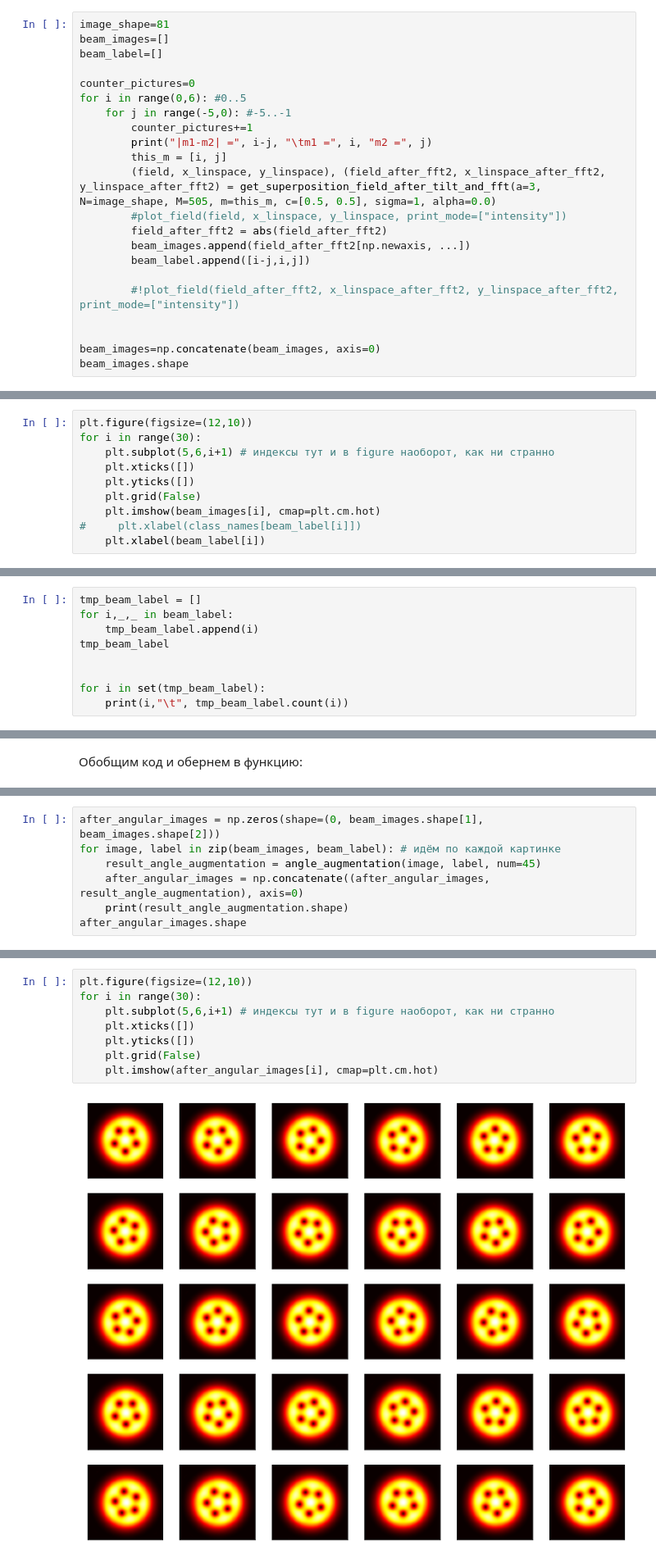
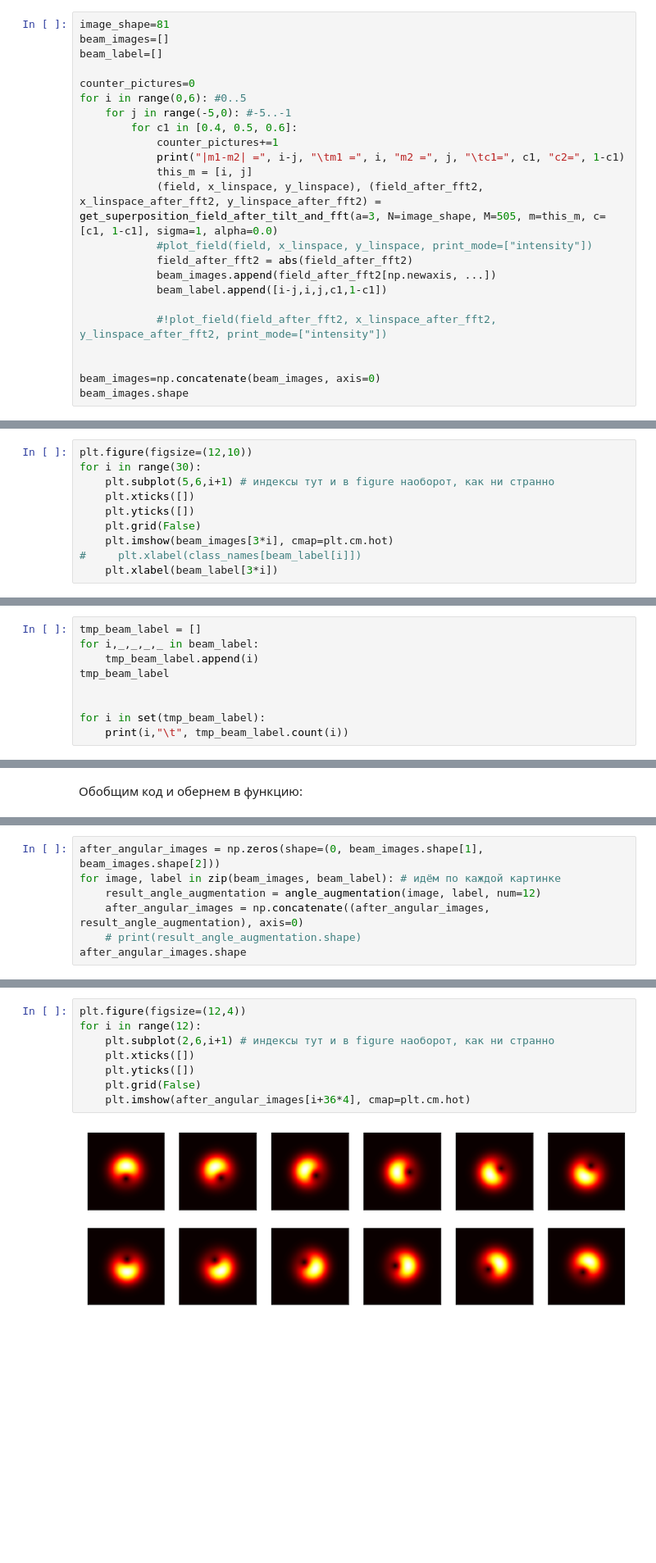
Before and after one commit to LinarKulinar/VortexBeamResearch, a Jupyter notebook: forming_vortex_beam_master_research_2022_forming_dataset.ipynb, the cells around one changed output, grey strips where cells are left out. Shown at 82% size. Saved outputs shown, nothing was run; the diff lists cells and outputs as text; blank space fills up the shorter version.

```diff
--- a/forming_vortex_beam_master_research_2022_forming_dataset.ipynb
+++ b/forming_vortex_beam_master_research_2022_forming_dataset.ipynb
@@ -426,16 +426,17 @@ beam_label=[]
 counter_pictures=0
 for i in range(0,6): #0..5
     for j in range(-5,0): #-5..-1
-        counter_pictures+=1
-        print("|m1-m2| =", i-j, "\tm1 =", i, "m2 =", j)
-        this_m = [i, j]
-        (field, x_linspace, y_linspace), (field_after_fft2, x_linspace_after_fft2, y_linspace_after_fft2) = get_superposition_field_after_tilt_and_fft(a=3, N=image_shape, M=505, m=this_m, c=[0.5, 0.5], sigma=1, alpha=0.0)
-        #plot_field(field, x_linspace, y_linspace, print_mode=["intensity"])
-        field_after_fft2 = abs(field_after_fft2)
-        beam_images.append(field_after_fft2[np.newaxis, ...])
-        beam_label.append([i-j,i,j])
+        for c1 in [0.4, 0.5, 0.6]:
+            counter_pictures+=1
+            print("|m1-m2| =", i-j, "\tm1 =", i, "m2 =", j, "\tc1=", c1, "c2=", 1-c1)
+            this_m = [i, j]
+            (field, x_linspace, y_linspace), (field_after_fft2, x_linspace_after_fft2, y_linspace_after_fft2) = get_superposition_field_after_tilt_and_fft(a=3, N=image_shape, M=505, m=this_m, c=[c1, 1-c1], sigma=1, alpha=0.0)
+            #plot_field(field, x_linspace, y_linspace, print_mode=["intensity"])
+            field_after_fft2 = abs(field_after_fft2)
+            beam_images.append(field_after_fft2[np.newaxis, ...])
+            beam_label.append([i-j,i,j,c1,1-c1])
 
-        #!plot_field(field_after_fft2, x_linspace_after_fft2, y_linspace_after_fft2, print_mode=["intensity"])
+            #!plot_field(field_after_fft2, x_linspace_after_fft2, y_linspace_after_fft2, print_mode=["intensity"])
 
 
 beam_images=np.concatenate(beam_images, axis=0)
@@ -472,7 +477,7 @@ for i in range(30):
     plt.xticks([])
     plt.yticks([])
     plt.grid(False)
-    plt.imshow(beam_images[i], cmap=plt.cm.hot)
+    plt.imshow(beam_images[3*i], cmap=plt.cm.hot)
 #     plt.xlabel(class_names[beam_label[i]])
-    plt.xlabel(beam_label[i])
+    plt.xlabel(beam_label[3*i])
 # %% [output]
@@ -501,7 +506,7 @@ beam_label
 ### Выясним сбалансированность данных
 # %%
 tmp_beam_label = []
-for i,_,_ in beam_label:
+for i,_,_,_,_ in beam_label:
     tmp_beam_label.append(i)
 tmp_beam_label
 
@@ -613,8 +618,8 @@ tmp_12=angle_augmentation(beam_images[3], beam_label[3], num=31, plot=True)
 # %%
 after_angular_images = np.zeros(shape=(0, beam_images.shape[1], beam_images.shape[2]))
 for image, label in zip(beam_images, beam_label): # идём по каждой картинке
-    result_angle_augmentation = angle_augmentation(image, label, num=45)
+    result_angle_augmentation = angle_augmentation(image, label, num=12)
     after_angular_images = np.concatenate((after_angular_images, result_angle_augmentation), axis=0)
-    print(result_angle_augmentation.shape)
+    # print(result_angle_augmentation.shape)
 after_angular_images.shape
 # %% [output]
@@ -639,11 +627,11 @@ after_angular_images.shape
 # %%
-plt.figure(figsize=(12,10))
-for i in range(30):
-    plt.subplot(5,6,i+1) # индексы тут и в figure наоборот, как ни странно
+plt.figure(figsize=(12,4))
+for i in range(12):
+    plt.subplot(2,6,i+1) # индексы тут и в figure наоборот, как ни странно
     plt.xticks([])
     plt.yticks([])
     plt.grid(False)
-    plt.imshow(after_angular_images[i], cmap=plt.cm.hot)
+    plt.imshow(after_angular_images[i+36*4], cmap=plt.cm.hot)
 # %% [output]
-[figure, old version]
+[figure, new version]
 # %% [markdown]
```
Also changed, not shown: parts of 41 cells of this notebook.
